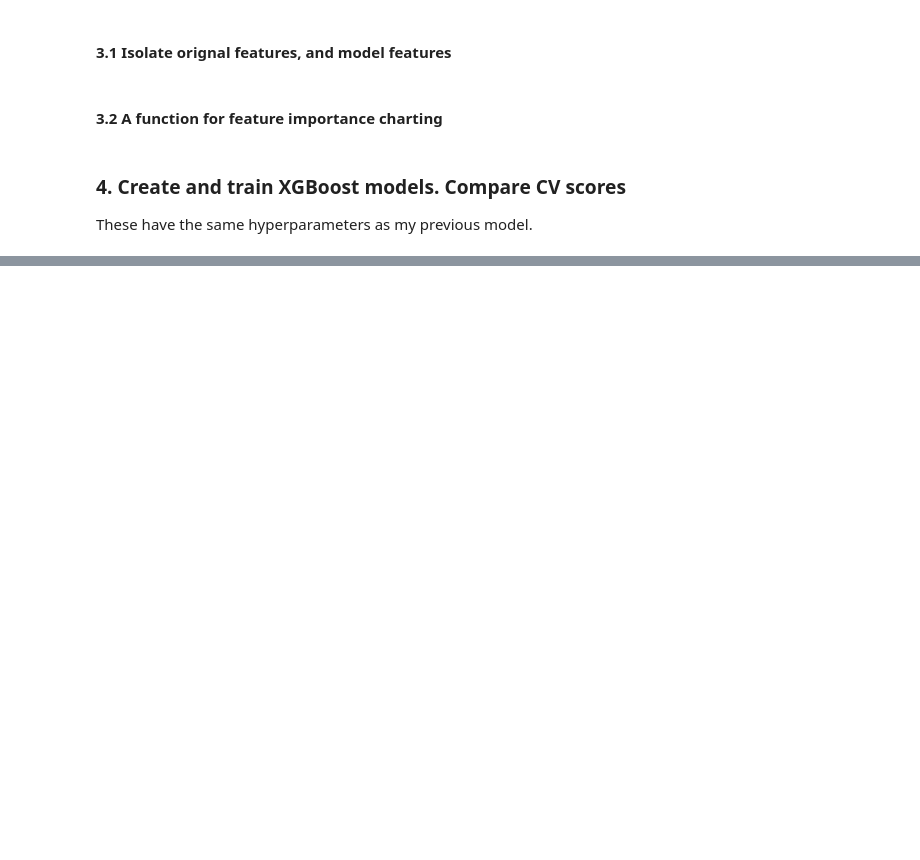
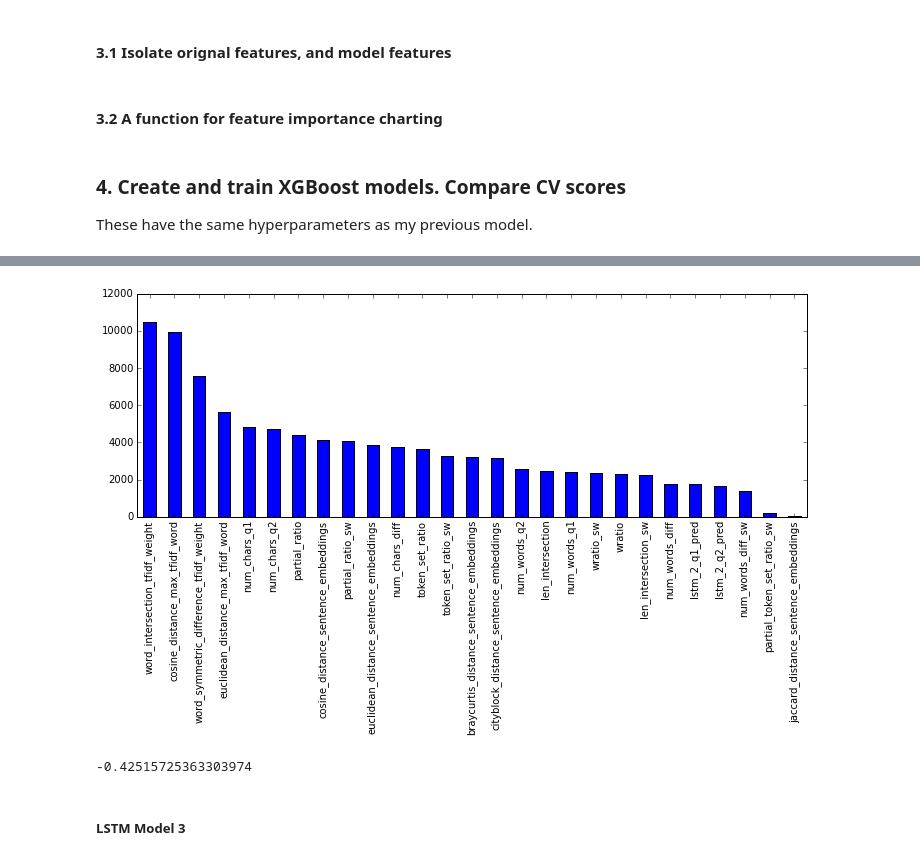
Before and after one commit to tamirbennatan/quora, a Jupyter notebook: xgboost/xgboost_extended_features.ipynb, the cells around one changed output, grey strips where cells are left out. Drawn from its saved outputs; the diff is of its cells as text; code cells hidden in the pictures; blank space fills up the shorter version.

```diff
--- a/xgboost/xgboost_extended_features.ipynb
+++ b/xgboost/xgboost_extended_features.ipynb
@@ -378,0 +480,10 @@ grid_search1 = GridSearchCV(model1, xgb_params, scoring='neg_log_loss', n_jobs=-
+# %%
+feature_importance(grid_result2.best_estimator_)
+# %% [output]
+[figure, added]
+# %%
+grid_result2.best_score_
+# %% [output]
+-0.42515725363303974
+# %% [markdown]
+#####  LSTM Model 3
```
Also changed, not shown: parts of 47 cells of this notebook, 4 other files.
